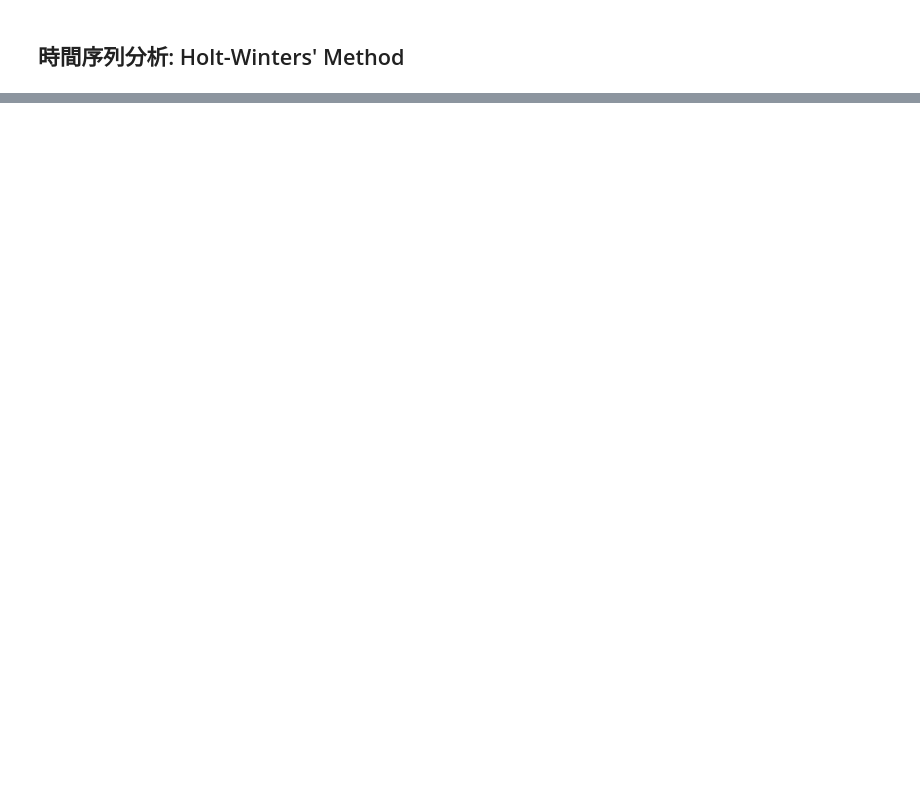
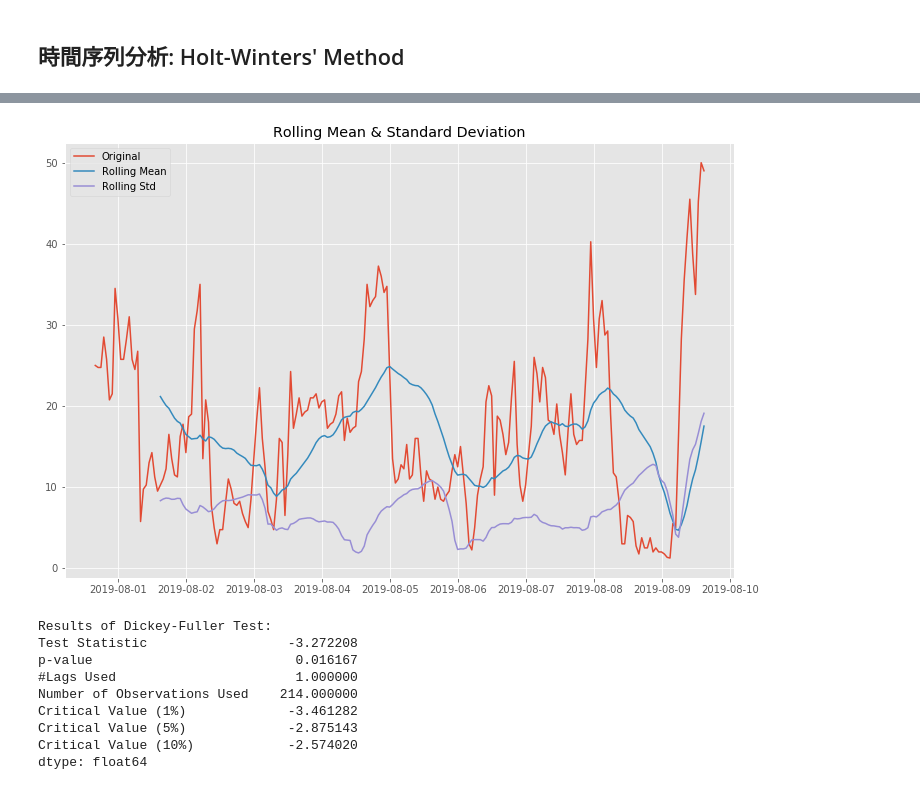
Before and after one commit to kevin110604/pm2.5_training, a Jupyter notebook: pm2.5_training_notebook.ipynb, the cells around one changed output, grey strips where cells are left out. Saved outputs shown, nothing was run; the diff lists cells and outputs as text; code cells hidden in the pictures; blank space fills up the shorter version.

```diff
--- a/pm2.5_training_notebook.ipynb
+++ b/pm2.5_training_notebook.ipynb
@@ -857,0 +914,43 @@ Test MAPE:       193.18472572996922 %
+# %%
+df3mean['time_values'] = df3mean['time'].values
+# %%
+ts = df3mean[['time_values', 'pm2.5']].set_index('time_values')
+# %%
+# Define a function to test if our data is stationary
+# Use a method called Augmented Dickey-Fuller (ADF) test
+
+def test_stationarity(timeseries):
+
+    # Determing rolling statistics
+    rolmean = timeseries.rolling(24).mean()
+    rolstd = timeseries.rolling(24).std()
+
+    # Plot rolling statistics:
+    plt.figure(figsize=(12, 8))
+    orig = plt.plot(timeseries, label='Original')
+    mean = plt.plot(rolmean, label='Rolling Mean')
+    std = plt.plot(rolstd, label = 'Rolling Std')
+    plt.legend(loc='best')
+    plt.title('Rolling Mean & Standard Deviation')
+    plt.show(block=False)
+
+    # Perform Dickey-Fuller test:
+    print('Results of Dickey-Fuller Test:')
+    dftest = adfuller(timeseries.iloc[:,0].values, autolag='AIC')
+    dfoutput = pd.Series(dftest[0:4], index=['Test Statistic','p-value','#Lags Used','Number of Observations Used'])
+    for key,value in dftest[4].items():
+        dfoutput['Critical Value (%s)'%key] = value
+    print(dfoutput)
+# %%
+test_stationarity(ts)
+# %% [output]
+[figure, added]
+Results of Dickey-Fuller Test:
+Test Statistic                  -3.272208
+p-value                          0.016167
+#Lags Used                       1.000000
+Number of Observations Used    214.000000
+Critical Value (1%)             -3.461282
+Critical Value (5%)             -2.875143
+Critical Value (10%)            -2.574020
+dtype: float64
```
Also changed, not shown: parts of 26 cells of this notebook, 1 other file.
